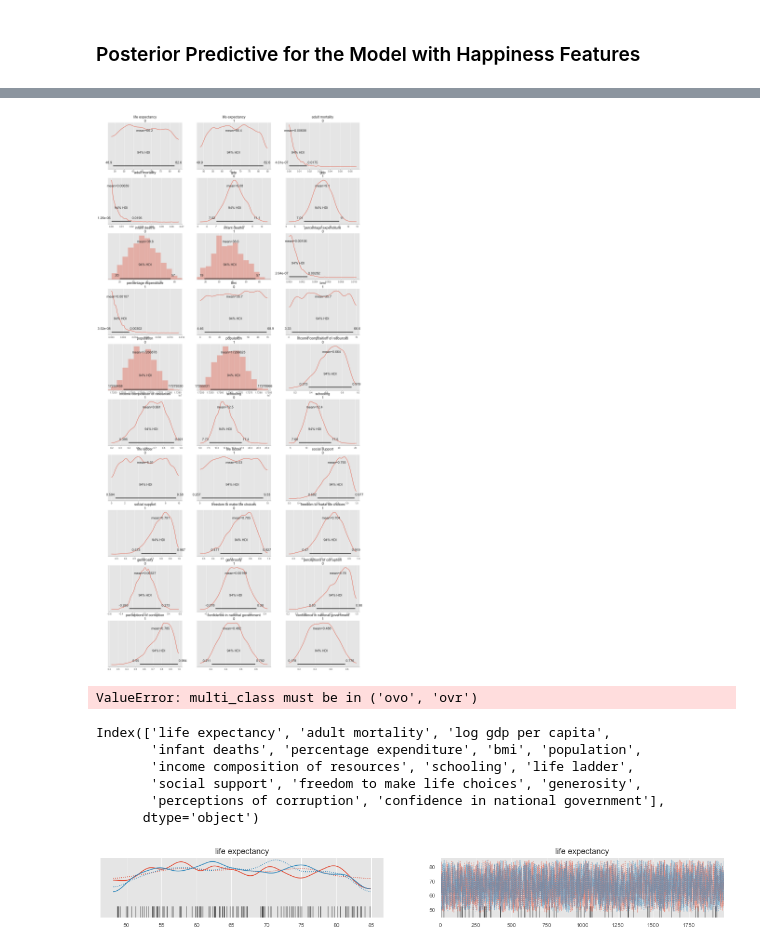
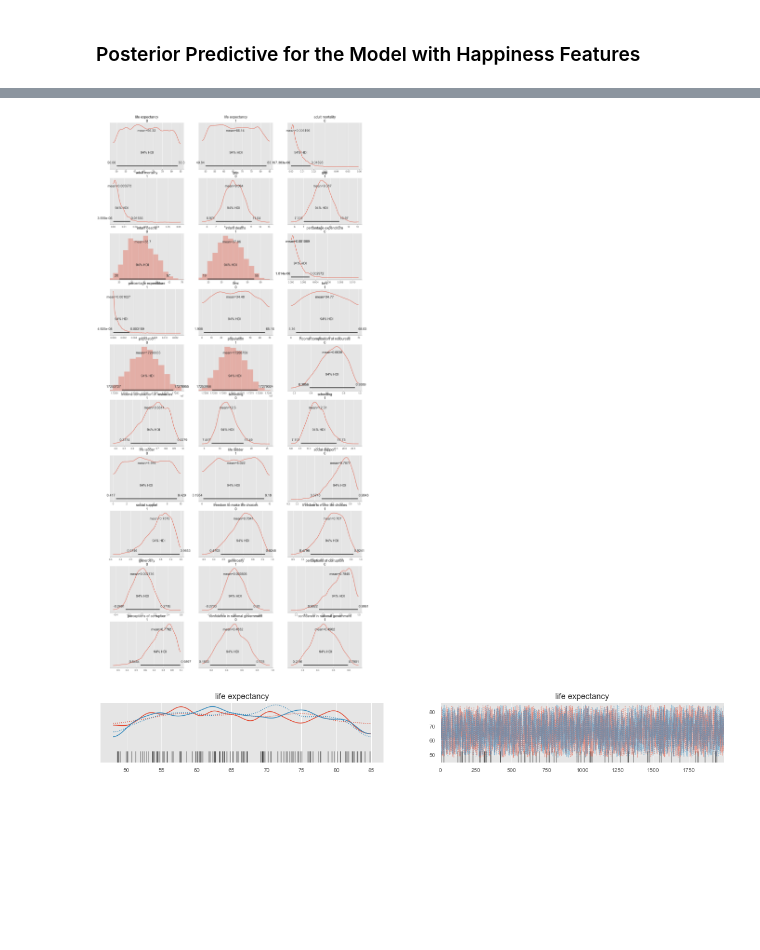
Before and after one commit to CassandraCalciano/data102---final-project, a Jupyter notebook: Final Project.ipynb, the cells around one changed output, grey strips where cells are left out. Cells and saved outputs as stored; diff of their text form; code cells hidden in the pictures; blank space fills up the shorter version.

```diff
--- a/Final Project.ipynb
+++ b/Final Project.ipynb
@@ -530,5 +507,0 @@ NameError: name 'predict_development' is not defined
-# %%
-az.plot_posterior(trace, to_graph, round_to = 3)
-plt.show()
-# %% [output]
-[figure, old version]
@@ -537,25 +508,14 @@ trace.
-# %%
-#y_score = np.mean(ppc['x'], axis=0)
-y_score = np.mean(ppc['x'], axis=0)
-pred_scores = dict(y_true=grouped['status indicator'], y_score=y_score)
-roc_auc_score(**pred_scores)
-# %% [output]
-ValueError: multi_class must be in ('ovo', 'ovr')
-# %%
-observed.columns
-# %% [output]
-Index(['life expectancy', 'adult mortality', 'log gdp per capita',
-       'infant deaths', 'percentage expenditure', 'bmi', 'population',
-       'income composition of resources', 'schooling', 'life ladder',
-       'social support', 'freedom to make life choices', 'generosity',
-       'perceptions of corruption', 'confidence in national government'],
-      dtype='object')
 # %%
 to_graph = ['life expectancy', 'adult mortality', 'gdp',
        'infant deaths', 'percentage expenditure', 'bmi', 'population',
        'income composition of resources', 'schooling', 'life ladder',
        'social support', 'freedom to make life choices', 'generosity',
        'perceptions of corruption', 'confidence in national government']
+# %%
+az.plot_posterior(trace, to_graph, round_to = 4)
+plt.show()
+# %% [output]
+[figure, new version]
 # %%
 for feature in to_graph:
     trace_fig = az.plot_trace(trace,
```
Also changed, not shown: parts of 21 cells of this notebook.
